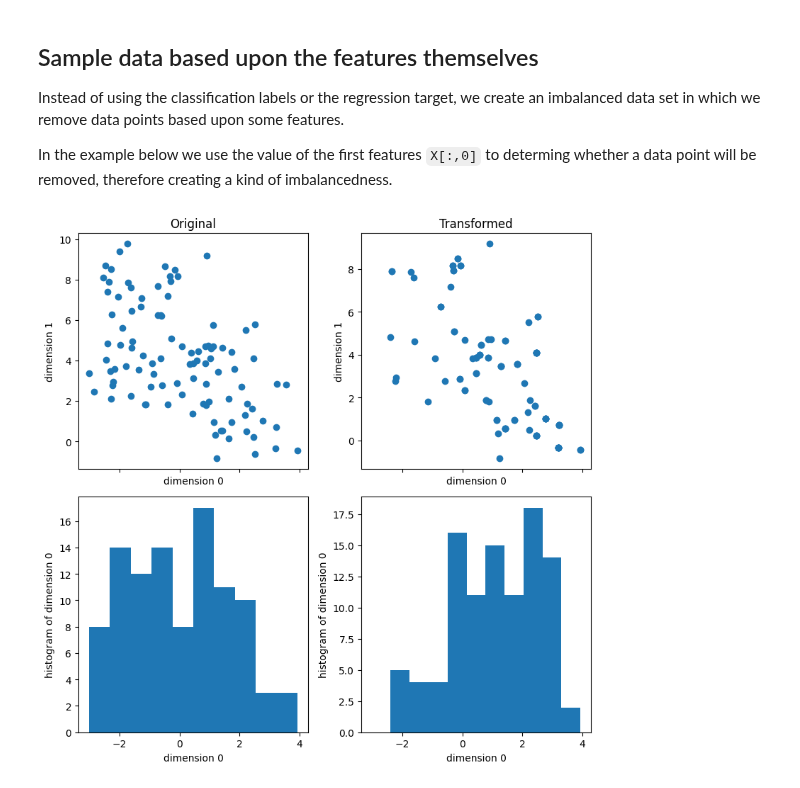
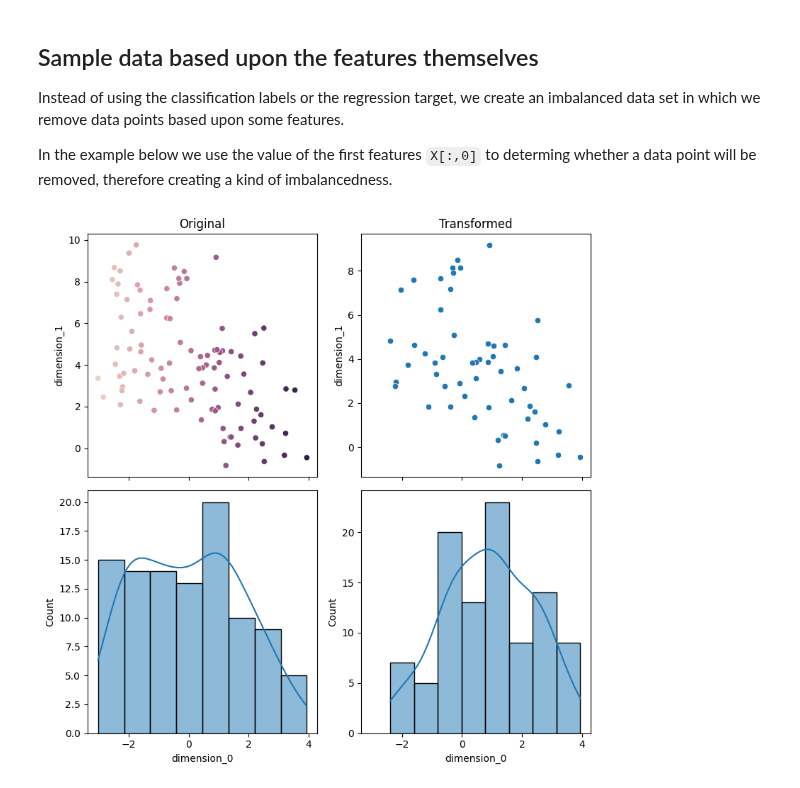
Before and after one commit to Fraunhofer-IESE/badgers, a Jupyter notebook: docs/tutorials/Imbalance-Tabular-Data.ipynb, the cells around one changed output. Saved outputs shown, nothing was run; the diff lists cells and outputs as text; code cells hidden in the pictures.

Commit message:
refactoring input preprocessing, changing interface for tabular_data: pd.DataFrames in and out (except outliers)
Signed-off-by: Julien Siebert <julien.siebert@iese.fraunhofer.de>

```diff
--- a/docs/tutorials/Imbalance-Tabular-Data.ipynb
+++ b/docs/tutorials/Imbalance-Tabular-Data.ipynb
@@ -22,6 +25,8 @@ Here we are going to sample the dataset in a way that we will have 50% of all da
 # %%
 # load data
 X, y = make_blobs(centers=4, random_state=0)
+X = pd.DataFrame(data=X, columns=['dimension_0', 'dimension_1'])
+y = pd.Series(y)
 # %%
 proportion_classes = {0:0.5, 1:0.05, 2:0.25, 3:0.2}
 trf = RandomSamplingClassesGenerator(proportion_classes=proportion_classes, random_generator=rng)
@@ -54,7 +48,7 @@ Here, we create some imbalanced data set by sampling data points propotionally t
 For this tutorial we create a fake regression target `y`.
 # %%
 # generate fake regression target
-y = -2*X[:,0] + 3*X[:,1] + 5
+y = -2*X['dimension_0'] + 3*X['dimension_1'] + 5
 # %%
 def sampling_proba_func(y):
     # this simply normalize the regression target
@@ -88,7 +75,7 @@ Instead of using the classification labels or the regression target, we create a
 In the example below we use the value of the first features `X[:,0]` to determing whether a data point will be removed, therefore creating a kind of imbalancedness.
 # %%
 def sampling_proba_func(X):
-    feature = X[:,0]
+    feature = X['dimension_0']
     return normalize_proba(
         (feature - np.min(feature)) / (np.max(feature)-np.min(feature))
     )
@@ -96,22 +83,14 @@ def sampling_proba_func(X):
 trf = RandomSamplingFeaturesGenerator(sampling_proba_func=sampling_proba_func, random_generator=rng)
 Xt, _ = trf.generate(X.copy(), y)
 # %%
-fig, axes = plt.subplots(2, 2, sharex=True, sharey=False, figsize=(8,8))
-
-axes[0,0].scatter(X[:,0], X[:,1])
-axes[0,1].scatter(Xt[:,0], Xt[:,1])
-axes[1,0].hist(X[:,0], density=False)
-axes[1,1].hist(Xt[:,0], density=False)
+fig, axes = plt.subplots(2,2, sharex=True, sharey=False, figsize=(8,8))
+sns.scatterplot(data=X, x="dimension_0", y="dimension_1", hue=sampling_proba_func(X), ax=axes[0,0], legend=False)
+sns.scatterplot(data=Xt, x="dimension_0", y="dimension_1", ax=axes[0,1])
+sns.histplot(data=X, x="dimension_0", kde=True, ax=axes[1,0])
+sns.histplot(data=Xt, x="dimension_0", kde=True, ax=axes[1,1])
 axes[0,0].set_title('Original')
 axes[0,1].set_title('Transformed')
-axes[0,0].set_xlabel('dimension 0', fontsize=10)
-axes[0,1].set_xlabel('dimension 0', fontsize=10)
-axes[0,0].set_ylabel('dimension 1', fontsize=10)
-axes[0,1].set_ylabel('dimension 1', fontsize=10)
-axes[1,0].set_xlabel('dimension 0', fontsize=10)
-axes[1,1].set_xlabel('dimension 0', fontsize=10)
-axes[1,0].set_ylabel('histogram of dimension 0', fontsize=10)
-axes[1,1].set_ylabel('histogram of dimension 0', fontsize=10)
+
 plt.tight_layout();
 # %% [output]
-[figure, old version]
+[figure, new version]
```
Also changed, not shown: parts of 5 cells of this notebook, 34 other files.
